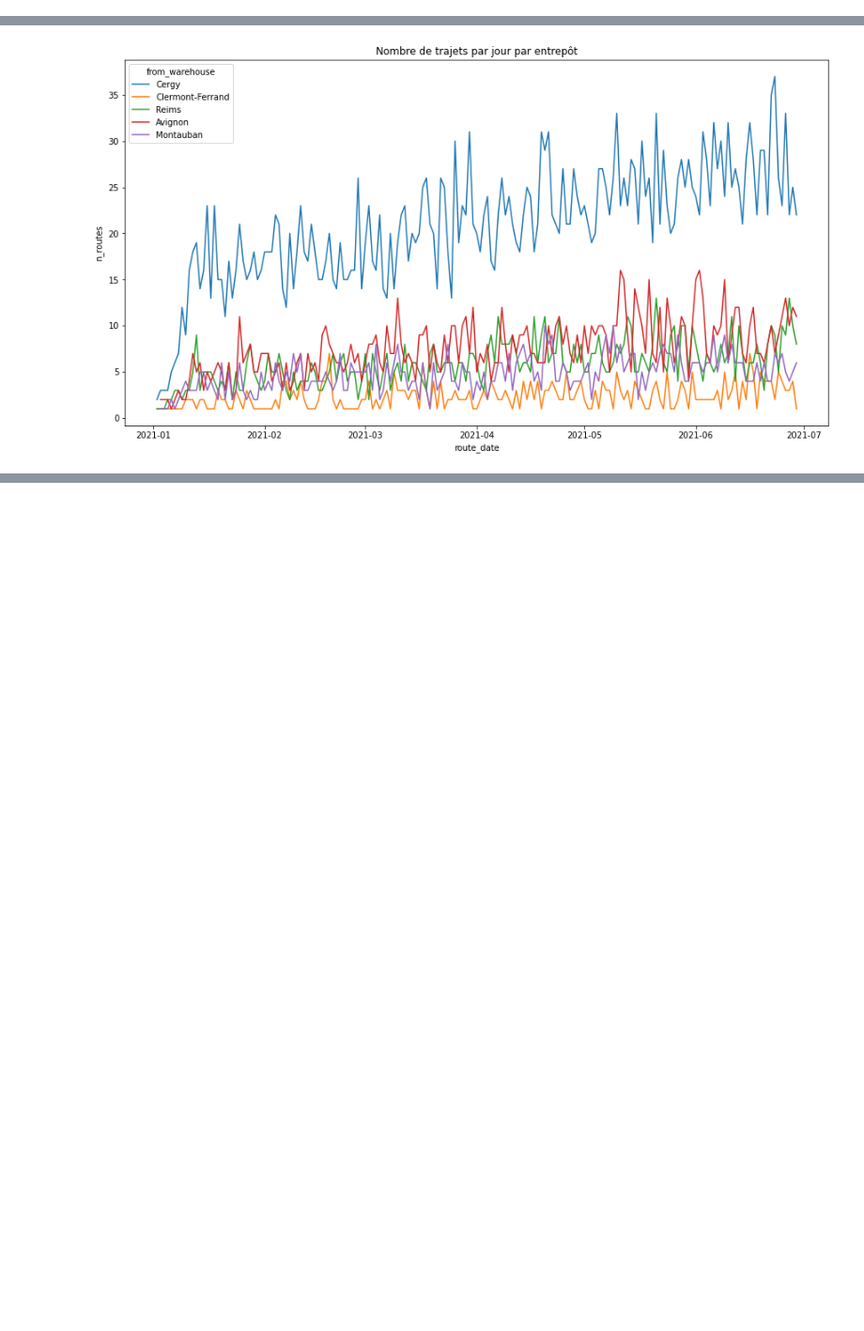
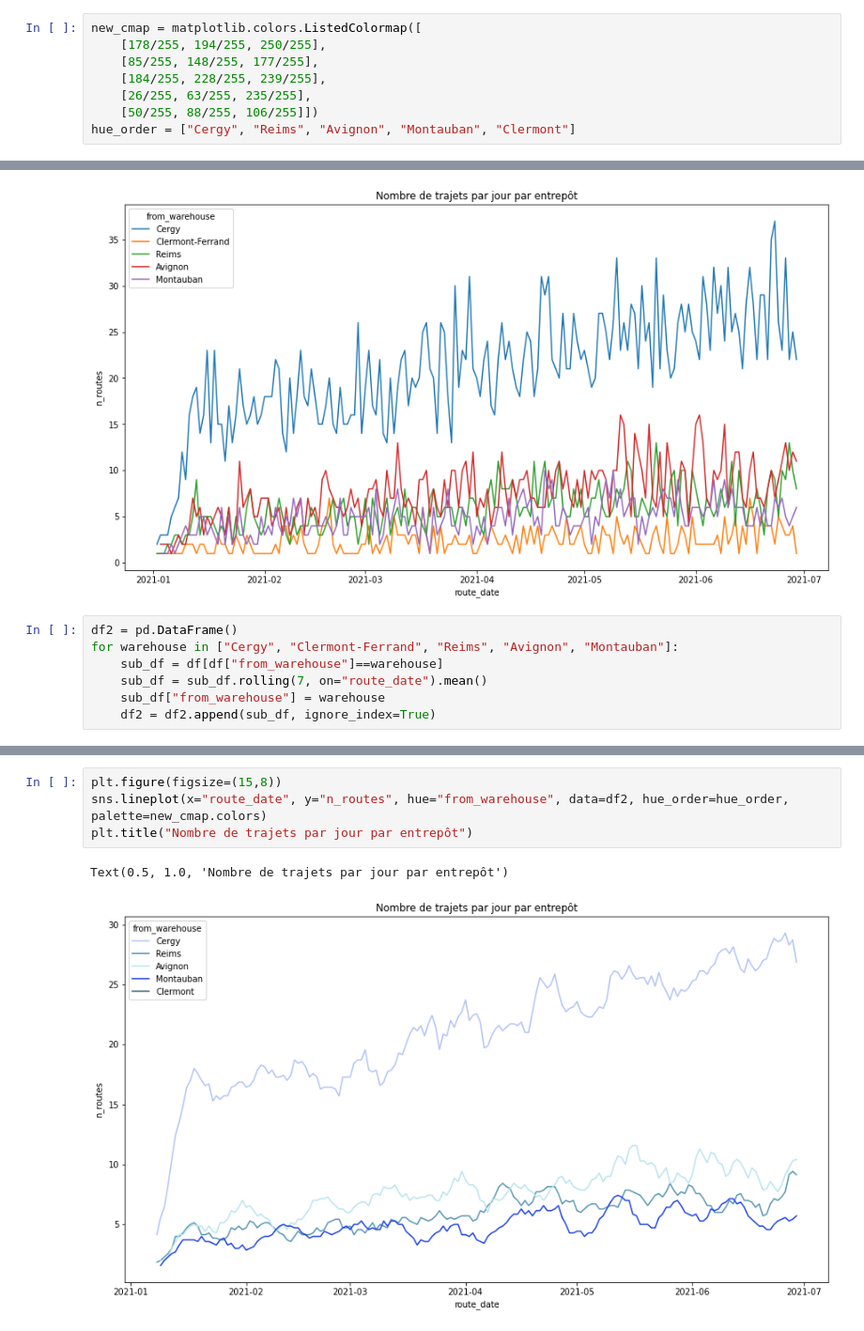
Before and after one commit to maximecharpentierdata/eki-g17, a Jupyter notebook: diagnostic/implantation_entrepots.ipynb, the cells around one changed output, grey strips where cells are left out. Shown at 94% size. Drawn from its saved outputs; the diff is of its cells as text; blank space fills up the shorter version.

```diff
--- a/diagnostic/implantation_entrepots.ipynb
+++ b/diagnostic/implantation_entrepots.ipynb
@@ -14,6 +15,14 @@ for csv_file in os.listdir("../data_clean"):
         globals()[csv_file[:-4]] = pd.read_csv("../data_clean/" + csv_file)
 # %% [markdown]
 ## Répartition des entrepôts en France
+# %%
+new_cmap = matplotlib.colors.ListedColormap([
+    [178/255, 194/255, 250/255],
+    [85/255, 148/255, 177/255],
+    [184/255, 228/255, 239/255],
+    [26/255, 63/255, 235/255],
+    [50/255, 88/255, 106/255]])
+hue_order = ["Cergy", "Reims", "Avignon", "Montauban", "Clermont"]
 # %%
 fig, ax = plt.subplots(figsize=(15, 15))
 gdf = gpd.GeoDataFrame(cities, geometry=gpd.points_from_xy(cities.lng, cities.lat), crs=4326)
@@ -135,3 +153,10 @@ plt.title("Nombre de trajets par jour par entrepôt")
 # %% [output]
 Text(0.5, 1.0, 'Nombre de trajets par jour par entrepôt')
 [figure]
+# %%
+df2 = pd.DataFrame()
+for warehouse in ["Cergy", "Clermont-Ferrand", "Reims", "Avignon", "Montauban"]:
+    sub_df = df[df["from_warehouse"]==warehouse]
+    sub_df = sub_df.rolling(7, on="route_date").mean()
+    sub_df["from_warehouse"] = warehouse
+    df2 = df2.append(sub_df, ignore_index=True)
@@ -137,0 +179,7 @@ Text(0.5, 1.0, 'Nombre de trajets par jour par entrepôt')
+# %%
+plt.figure(figsize=(15,8))
+sns.lineplot(x="route_date", y="n_routes", hue="from_warehouse", data=df2, hue_order=hue_order, palette=new_cmap.colors)
+plt.title("Nombre de trajets par jour par entrepôt")
+# %% [output]
+Text(0.5, 1.0, 'Nombre de trajets par jour par entrepôt')
+[figure, added]
```
Also changed, not shown: parts of 4 cells of this notebook, 15 other files.
